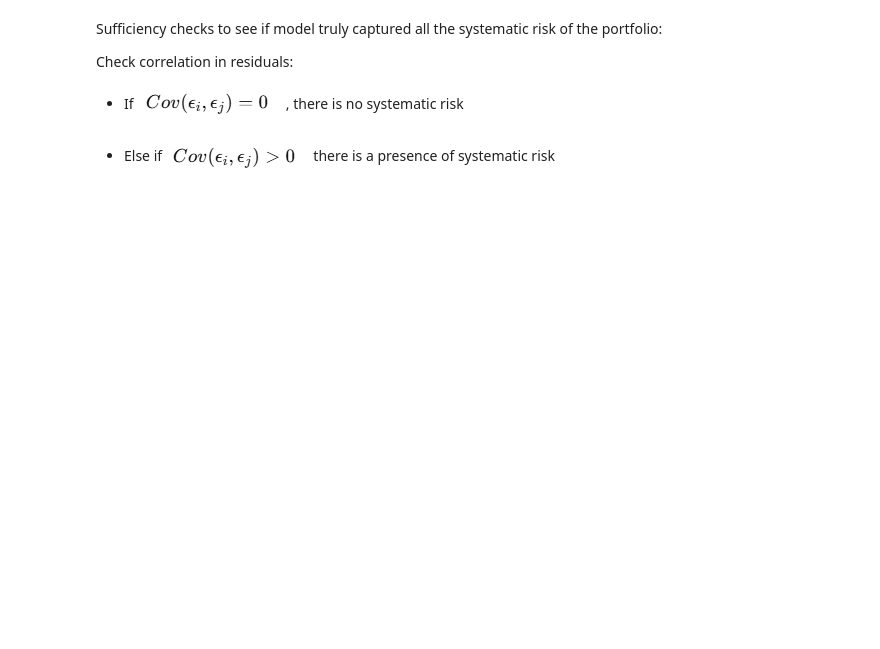
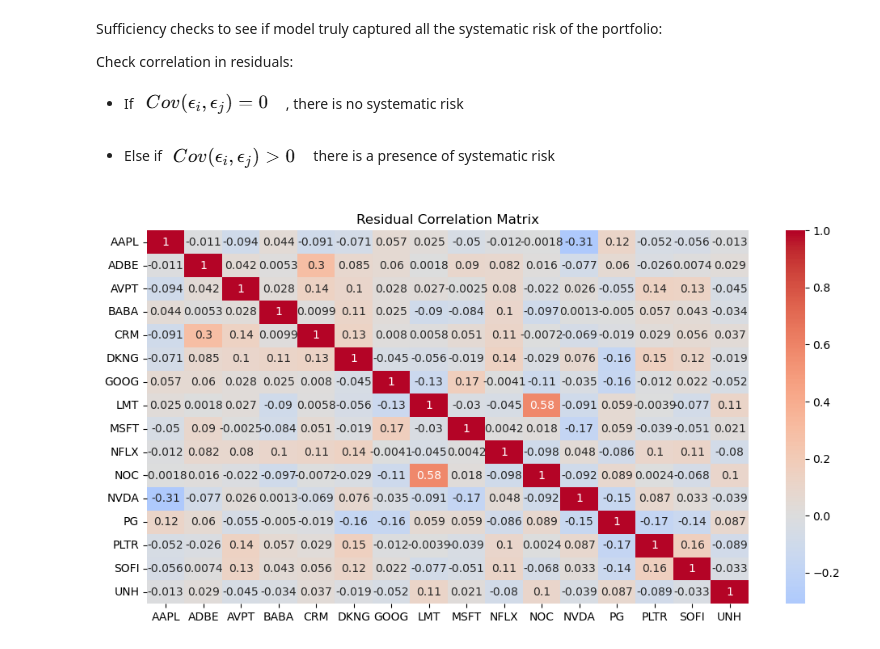
Before and after one commit to LeKaiChong/Quant-Risk-Project, a Jupyter notebook: monte carlo simulation.ipynb, the cells around one changed output. Drawn from its saved outputs; the diff is of its cells as text; code cells hidden in the pictures; blank space fills up the shorter version.

```diff
--- a/monte carlo simulation.ipynb
+++ b/monte carlo simulation.ipynb
@@ -219,7 +219,7 @@ data
 | 2025-12-30 | -0.002484 | -0.001841 | -0.004277 | -0.007610 | -0.001164 | 0.006369 | 0.000509 | -0.001780 | 0.000780 | -0.003930 | ... | ... |
 1253 rows × 24 columns
 # %%
-summaryoffactormodel,results=factor_models.factor_modelling(stockreturns,X)
+summaryoffactormodel,results,residuals=factor_models.preliminaryfactor_modelling(stockreturns,X)
 summaryoffactormodel
 # %% [output]
 ===== AAPL =====
@@ -313,3 +343,7 @@ Check correlation in residuals:
 - If ![ ](attachment:image.png) , there is no systematic risk
 
 - Else if ![image-2.png](attachment:image-2.png) there is a presence of systematic risk
+# %%
+factor_models.visualise_residuals(residuals)
+# %% [output]
+[figure, added]
```
Also changed, not shown: parts of 13 cells of this notebook, 1 other file.
